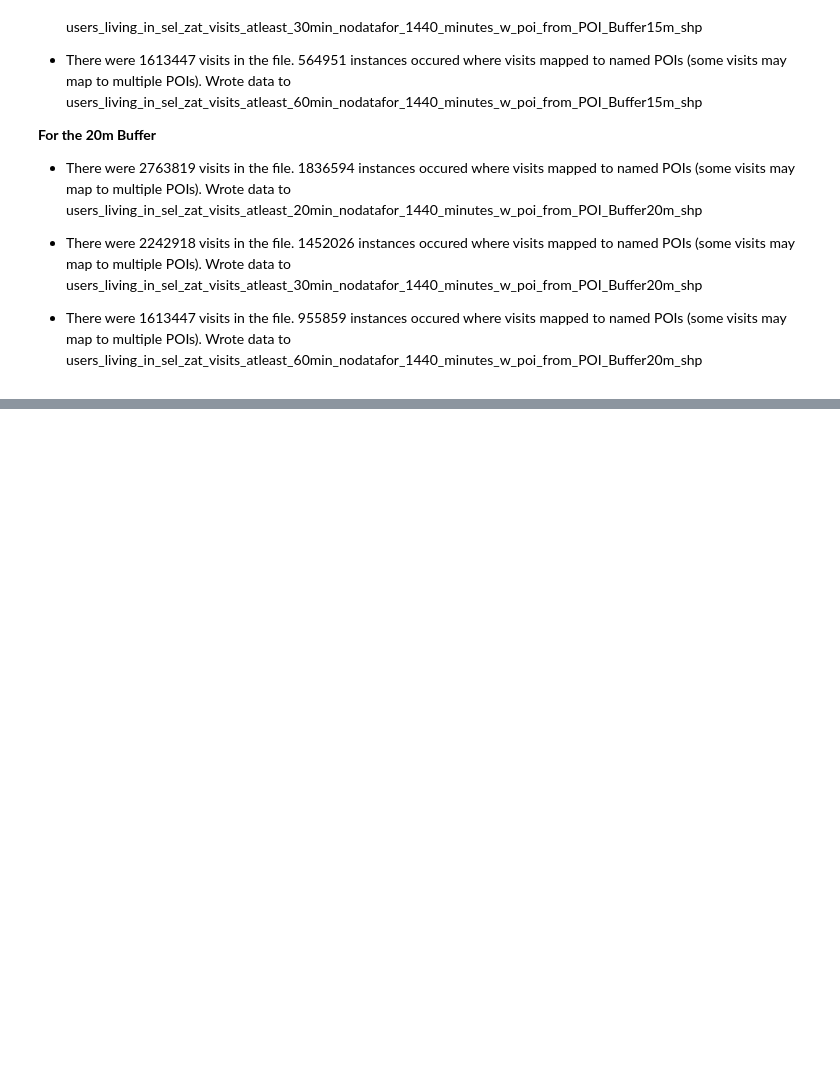
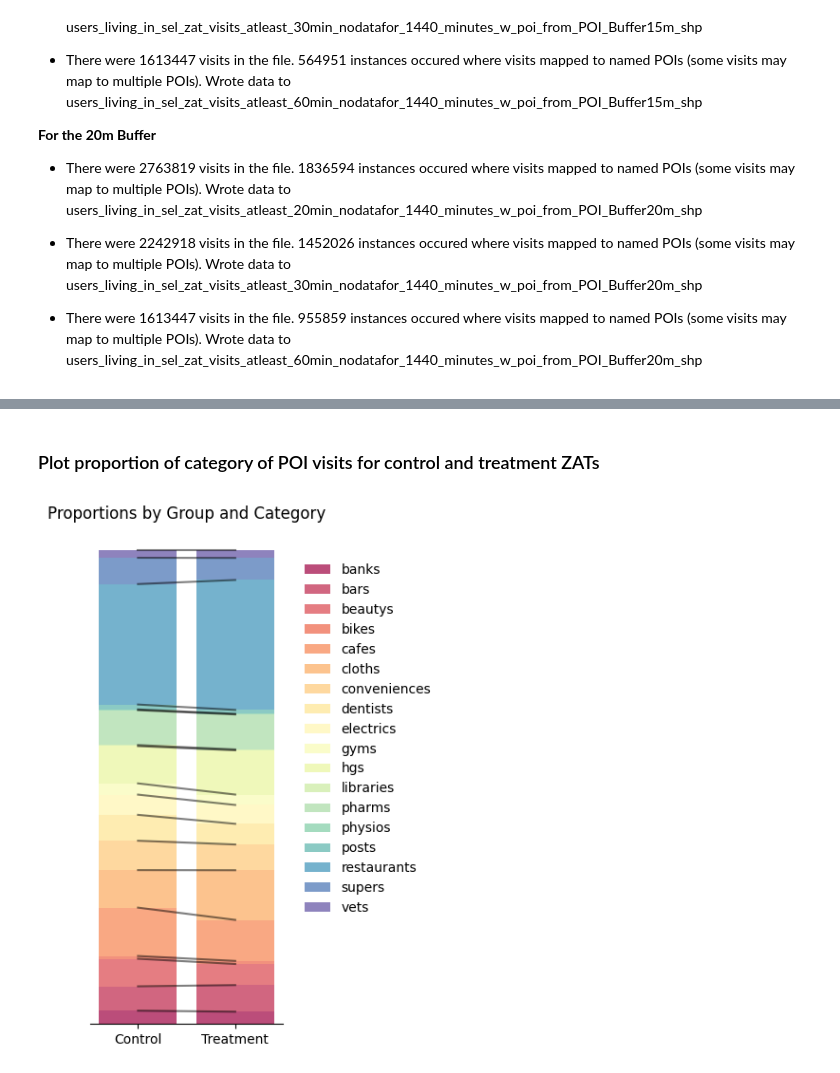
Before and after one commit to spur-eth/mobile_data_colombia, a Jupyter notebook: code/visit_analysis.ipynb, the cells around one changed output, grey strips where cells are left out. Drawn from its saved outputs; the diff is of its cells as text; code cells hidden in the pictures; blank space fills up the shorter version.

```diff
--- a/code/visit_analysis.ipynb
+++ b/code/visit_analysis.ipynb
@@ -117,0 +152,2 @@ for i in tqdm(range(0,len(visit_durations)), desc=f'Mapping and writing user vis
+# %% [markdown]
+### Plot proportion of category of POI visits for control and treatment ZATs
@@ -117,0 +156,6 @@ for i in tqdm(range(0,len(visit_durations)), desc=f'Mapping and writing user vis
+# %%
+plot_dir = f'{data_dir}figures/'
+plotfilename = f'{plot_dir}users_living_in_sel_zat_visits_atleast_60min_w_poi_from_{shp_name}_shp_grouped_by_txt_category_proportions'
+plot_stacked_bar_from_csv(f'{grouped_cat_prop_csv_fp}.csv', out_file=plotfilename, colormap='Spectral')
+# %% [output]
+[figure, added]
```
Also changed, not shown: parts of 9 cells of this notebook.
